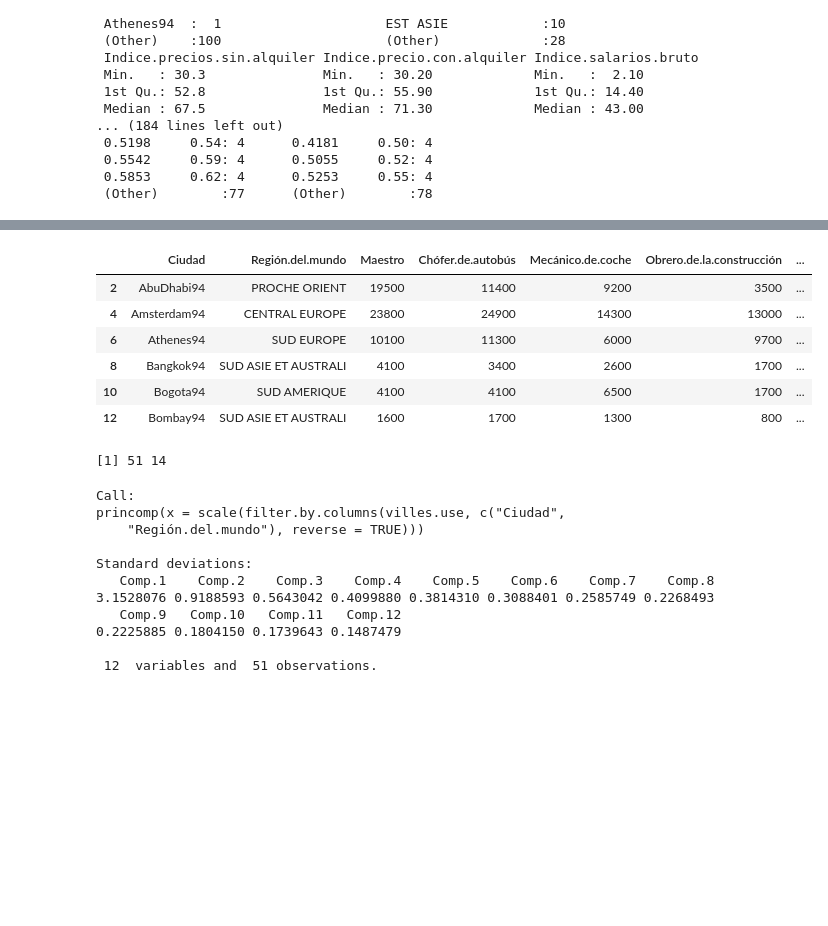
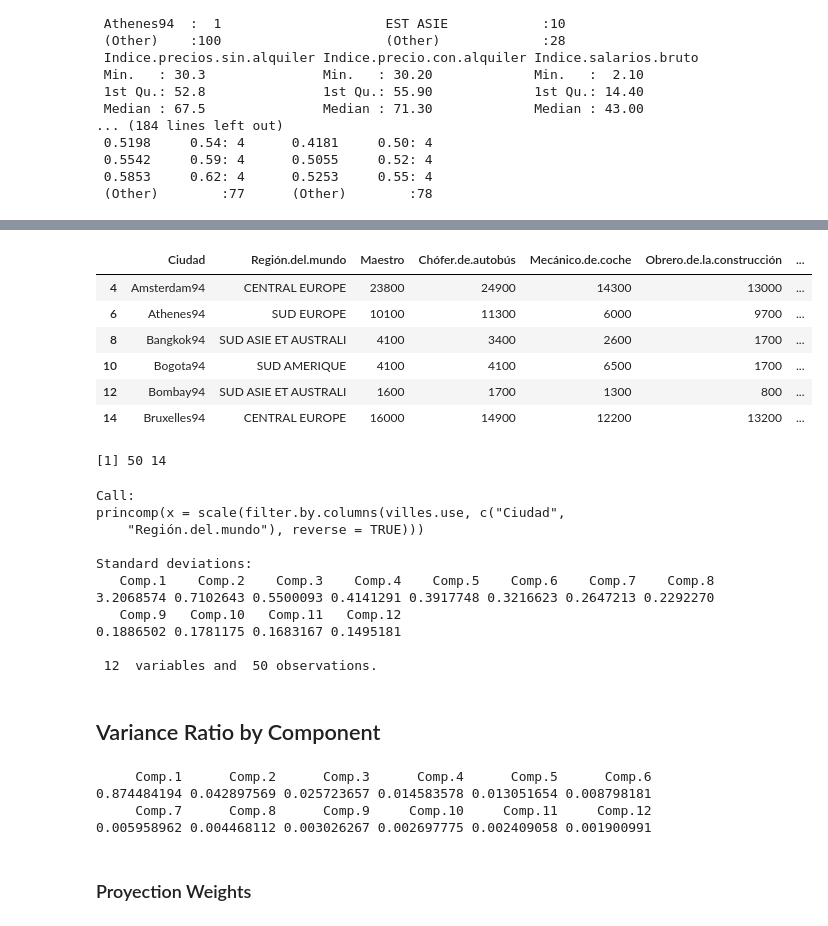
Before and after one commit to garciparedes/r-examples, a Jupyter notebook: notebooks/villes-analysis.ipynb, the cells around one changed output, grey strips where cells are left out. Saved outputs shown, nothing was run; the diff lists cells and outputs as text; code cells hidden in the pictures; blank space fills up the shorter version.

```diff
--- a/notebooks/villes-analysis.ipynb
+++ b/notebooks/villes-analysis.ipynb
@@ -41,7 +41,7 @@ filter.complete <- function(data) {
   data[complete.cases(data),]
 }
 # %%
-villes <- as.data.frame(read.csv("./../datasets/villes.csv"))
+villes <- read.csv("./../datasets/villes.csv")
 summary(villes)
 # %% [output]
          Ciudad              Año                 Región.del.mundo
@@ -74,22 +74,22 @@ head(villes)
 # %%
 cols <- c("Ciudad", "Región.del.mundo", "Maestro", "Chófer.de.autobús",
           "Mecánico.de.coche", "Obrero.de.la.construcción", "Tornero",
           "Jefe.de.cocina", "Director.de.fábrica", "Ingeniero", "Cajero.banco",
           "Secretaria.de.dirección", "Dependienta", "Trabajador.textil")
 
 villes.use <- filter.complete(filter.by.columns(filter.by.factor(
-  villes, "Año", "edition 1994"), cols))
+  villes, "Año", "edition 1994"), cols))[-1,]
 
 head(villes.use)
 # %% [output]
 |  | Ciudad | Región.del.mundo | Maestro | Chófer.de.autobús | Mecánico.de.coche | Obrero.de.la.construcción | ... |
-| 2 | AbuDhabi94 | PROCHE ORIENT | 19500 | 11400 | 9200 | 3500 | ... |
 | 4 | Amsterdam94 | CENTRAL EUROPE | 23800 | 24900 | 14300 | 13000 | ... |
 | 6 | Athenes94 | SUD EUROPE | 10100 | 11300 | 6000 | 9700 | ... |
 | 8 | Bangkok94 | SUD ASIE ET AUSTRALI | 4100 | 3400 | 2600 | 1700 | ... |
 | 10 | Bogota94 | SUD AMERIQUE | 4100 | 4100 | 6500 | 1700 | ... |
 | 12 | Bombay94 | SUD ASIE ET AUSTRALI | 1600 | 1700 | 1300 | 800 | ... |
+| 14 | Bruxelles94 | CENTRAL EUROPE | 16000 | 14900 | 12200 | 13200 | ... |
 # %%
-dim(villes.use)
+print(dim(villes.use))
 # %% [output]
-[1] 51 14
+[1] 50 14
@@ -105,8 +107,19 @@ princomp(x = scale(filter.by.columns(villes.use, c("Ciudad",
 
 Standard deviations:
    Comp.1    Comp.2    Comp.3    Comp.4    Comp.5    Comp.6    Comp.7    Comp.8
-3.1528076 0.9188593 0.5643042 0.4099880 0.3814310 0.3088401 0.2585749 0.2268493
+3.2068574 0.7102643 0.5500093 0.4141291 0.3917748 0.3216623 0.2647213 0.2292270
    Comp.9   Comp.10   Comp.11   Comp.12
-0.2225885 0.1804150 0.1739643 0.1487479
+0.1886502 0.1781175 0.1683167 0.1495181
 
- 12  variables and  51 observations.
+ 12  variables and  50 observations.
+# %% [markdown]
+## Variance Ratio by Component
+# %%
+(villes.use.pca$sdev ^ 2) / sum(villes.use.pca$sdev ^ 2)
+# %% [output]
+     Comp.1      Comp.2      Comp.3      Comp.4      Comp.5      Comp.6
+0.874484194 0.042897569 0.025723657 0.014583578 0.013051654 0.008798181
+     Comp.7      Comp.8      Comp.9     Comp.10     Comp.11     Comp.12
+0.005958962 0.004468112 0.003026267 0.002697775 0.002409058 0.001900991
+# %% [markdown]
+### Proyection Weights
```
Also changed, not shown: parts of 8 cells of this notebook.
